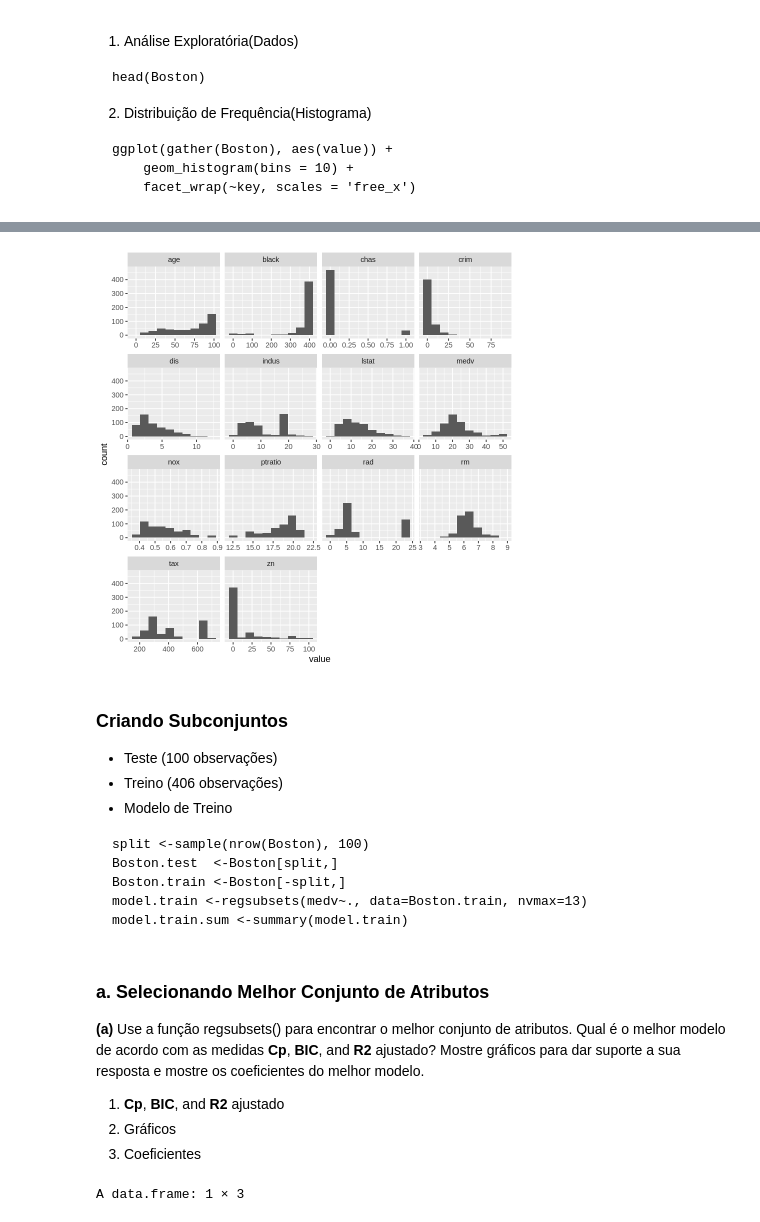
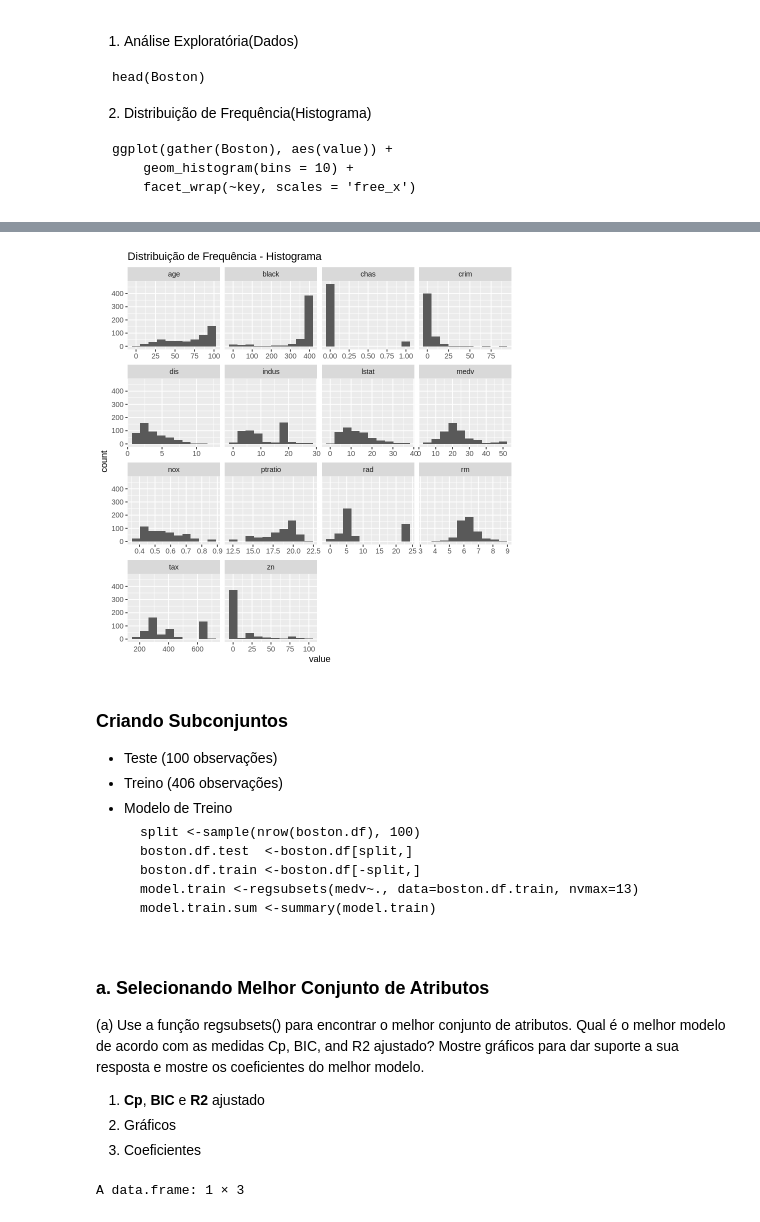
Before and after one commit to SamuelOliveira/Colab, a Jupyter notebook: FT084_2021S1_T2_predicao_R.ipynb, the cells around one changed output, grey strips where cells are left out. Drawn from its saved outputs; the diff is of its cells as text; code cells hidden in the pictures.

````diff
--- a/FT084_2021S1_T2_predicao_R.ipynb
+++ b/FT084_2021S1_T2_predicao_R.ipynb
@@ -61,0 +85,3 @@ A data.frame: 6 × 14
+# %%
+boston.df <-Boston
+head(boston.df)
@@ -61,0 +104,8 @@ A data.frame: 6 × 14
+# %%
+boston.dp <- scale(boston.df[,1:13])
+
+medv <- boston.df[,14]
+boston.df_p <- cbind(boston.dp,medv)
+boston.df_p <- as.data.frame(boston.df_p)
+
+boston.df_p
@@ -62,20 +147,20 @@ A data.frame: 6 × 14
 # %%
-ggplot(gather(Boston), aes(value)) +
+ggplot(gather(boston.df), aes(value)) +
     geom_histogram(bins = 10) +
-    facet_wrap(~key, scales = 'free_x')
+    facet_wrap(~key, scales = 'free_x') +
+    labs(title = "Distribuição de Frequência - Histograma")
 # %% [output]
-[figure, old version]
+[figure, new version]
 # %% [markdown]
-### Criando Subconjuntos
-
+### **Criando Subconjuntos**
 *   Teste (100 observações)
 *   Treino (406 observações)
 *   Modelo de Treino
-```
-split <-sample(nrow(Boston), 100)
-Boston.test  <-Boston[split,]
-Boston.train <-Boston[-split,]
-model.train <-regsubsets(medv~., data=Boston.train, nvmax=13)
-model.train.sum <-summary(model.train)
-```
+    ```
+    split <-sample(nrow(boston.df), 100)
+    boston.df.test  <-boston.df[split,]
+    boston.df.train <-boston.df[-split,]
+    model.train <-regsubsets(medv~., data=boston.df.train, nvmax=13)
+    model.train.sum <-summary(model.train)
+    ```
 # %%
@@ -89,10 +173,9 @@ model.train <-regsubsets(medv~., data=Boston.train, nvmax=13)
 model.train.sum <-summary(model.train)
 # %% [markdown]
-### **a.** Selecionando Melhor Conjunto de Atributos
-**(a)** Use a função regsubsets() para encontrar o melhor conjunto de  atributos. Qual é o melhor modelo de acordo com as medidas **Cp**, **BIC**, and **R2** ajustado? Mostre gráficos para dar suporte a sua resposta e mostre os coeficientes do melhor modelo.
+### **a. Selecionando Melhor Conjunto de Atributos**
+(a) Use a função regsubsets() para encontrar o melhor conjunto de atributos. Qual é o melhor modelo de acordo com as medidas Cp, BIC, and R2 ajustado? Mostre gráficos para dar suporte a sua resposta e mostre os coeficientes do melhor modelo.
 
-
-1.   **Cp**, **BIC**, and **R2** ajustado
+1.   **Cp**, **BIC** e **R2** ajustado
 2.   Gráficos
 3.   Coeficientes
 # %%
````
Also changed, not shown: parts of 23 cells of this notebook.
